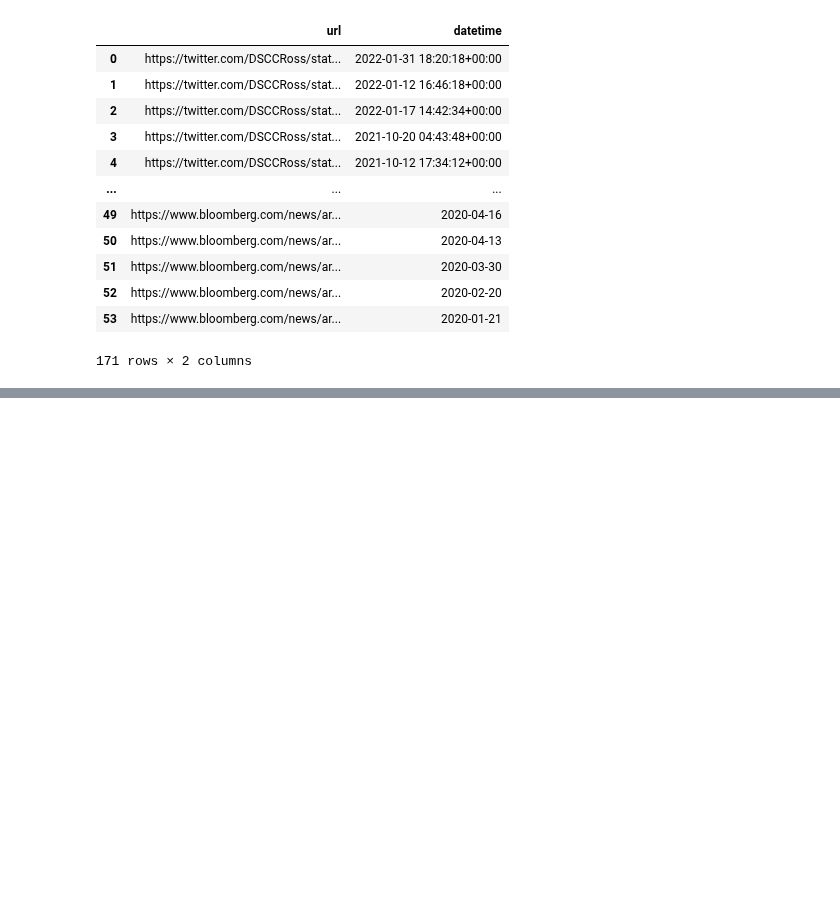
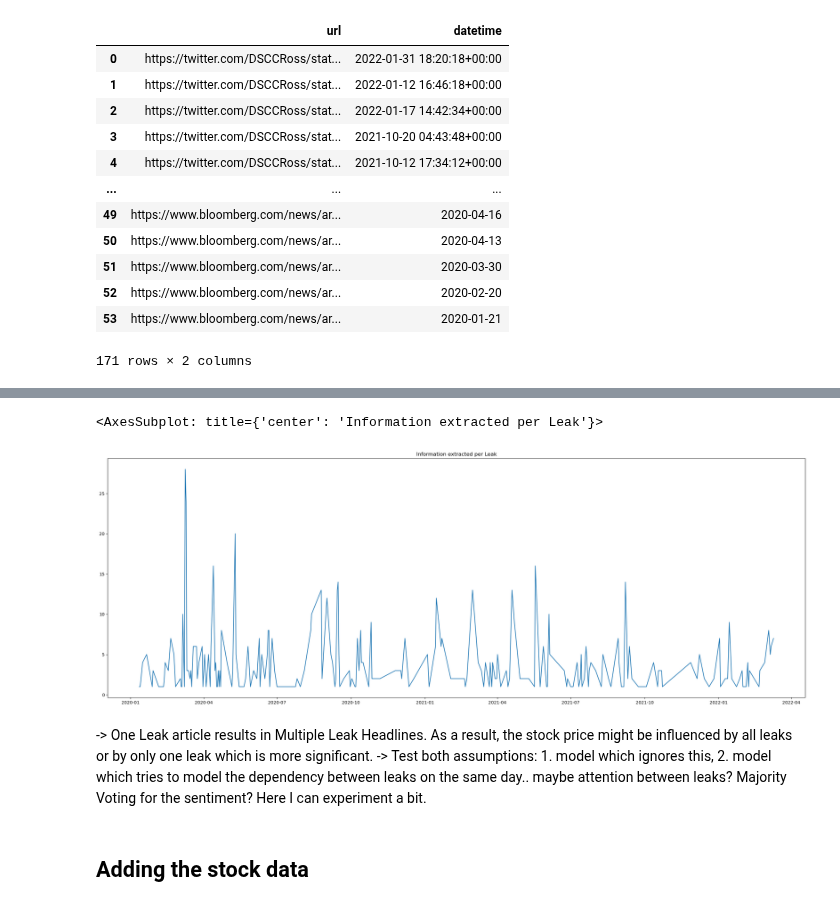
Before and after one commit to lkno0705/IndustrialApplicationsofAI, a Jupyter notebook: tertiary-sector/practical/Apple_leaks.ipynb, the cells around one changed output, grey strips where cells are left out. Saved outputs shown, nothing was run; the diff lists cells and outputs as text; code cells hidden in the pictures; blank space fills up the shorter version.

Commit message:
Add stocks data

```diff
--- a/tertiary-sector/practical/Apple_leaks.ipynb
+++ b/tertiary-sector/practical/Apple_leaks.ipynb
@@ -181,0 +164,11 @@ b'<!DOCTYPE html>\n<html dir="ltr" lang="en">\n<head>\n<meta charset="utf-8" />\
+# %%
+extracted_html = pd.read_csv("datasets/scraped_html_dates.csv")
+extracted_bloomberg = pd.read_csv("datasets/scraped_bloomberg_dates.csv")
+extracted_twitter = pd.read_csv("datasets/scraped_twitter_dates.csv")
+
+all_dates = pd.concat([
+    extracted_html,
+    extracted_twitter,
+    extracted_bloomberg
+])
+all_dates
@@ -181,0 +189,5 @@ b'<!DOCTYPE html>\n<html dir="ltr" lang="en">\n<head>\n<meta charset="utf-8" />\
+# %%
+leaks_df = pd.merge(left=leaks_df, right=all_dates, left_on="Leak Link", right_on="url")
+leaks_df.drop(columns=["url", "Img", "Description", "Link of Leaker Dashboard"], inplace=True)
+leaks_df.dropna(inplace=True)
+leaks_df
@@ -181,0 +208,11 @@ b'<!DOCTYPE html>\n<html dir="ltr" lang="en">\n<head>\n<meta charset="utf-8" />\
+# %%
+leaks_df.datetime = pd.to_datetime(leaks_df.datetime, utc=True)
+leaks_df.datetime = leaks_df.datetime.dt.date
+leaks_df.datetime.value_counts().sort_index().plot(figsize=(29,10), title="Information extracted per Leak")
+# %% [output]
+<AxesSubplot: title={'center': 'Information extracted per Leak'}>
+[figure, added]
+# %% [markdown]
+-> One Leak article results in Multiple Leak Headlines. As a result, the stock price might be influenced by all leaks or by only one leak which is more significant. -> Test both assumptions: 1. model which ignores this, 2. model which tries to model the dependency between leaks on the same day.. maybe attention between leaks? Majority Voting for the sentiment? Here I can experiment a bit.
+# %% [markdown]
+## Adding the stock data
```
Also changed, not shown: parts of 24 cells of this notebook.
